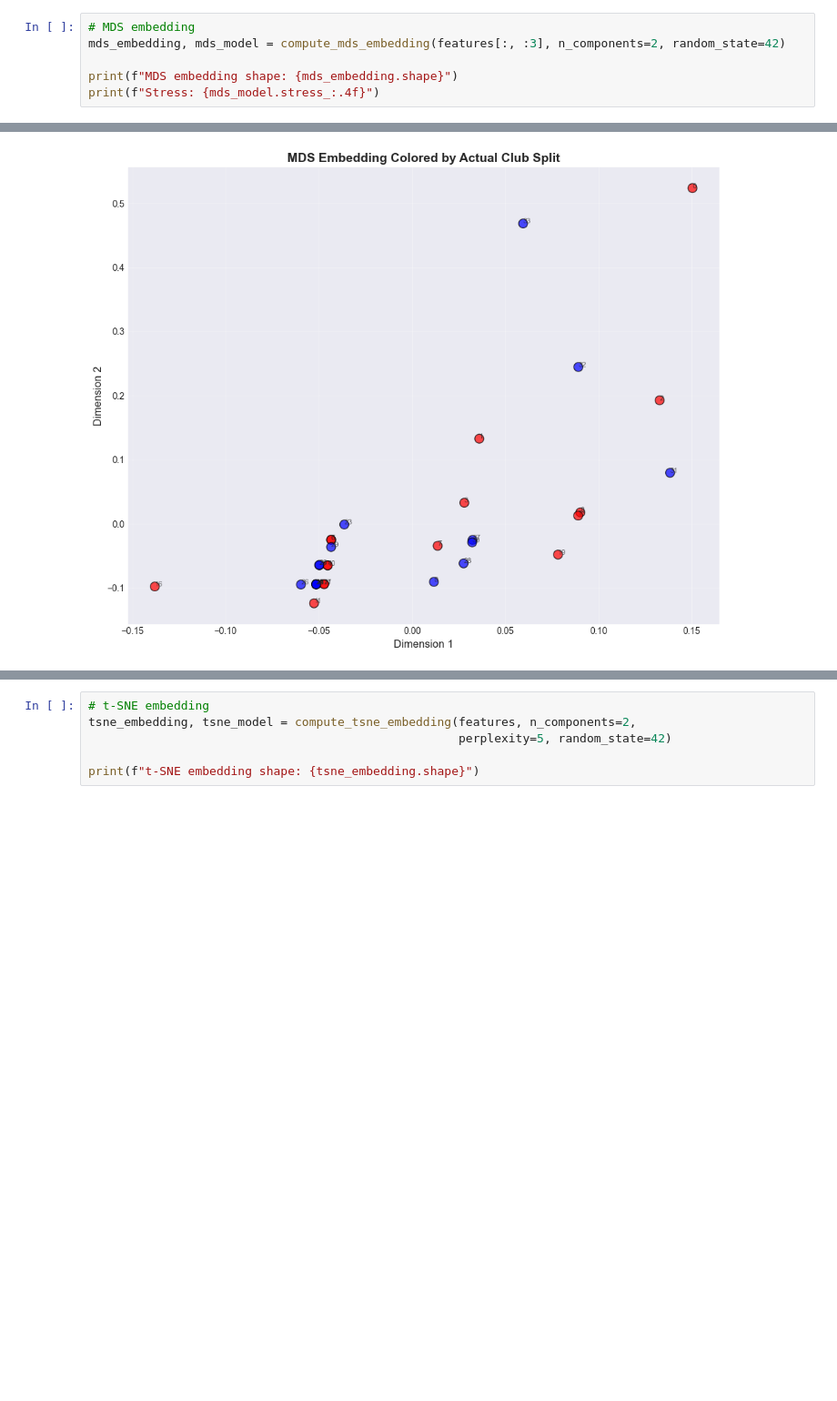
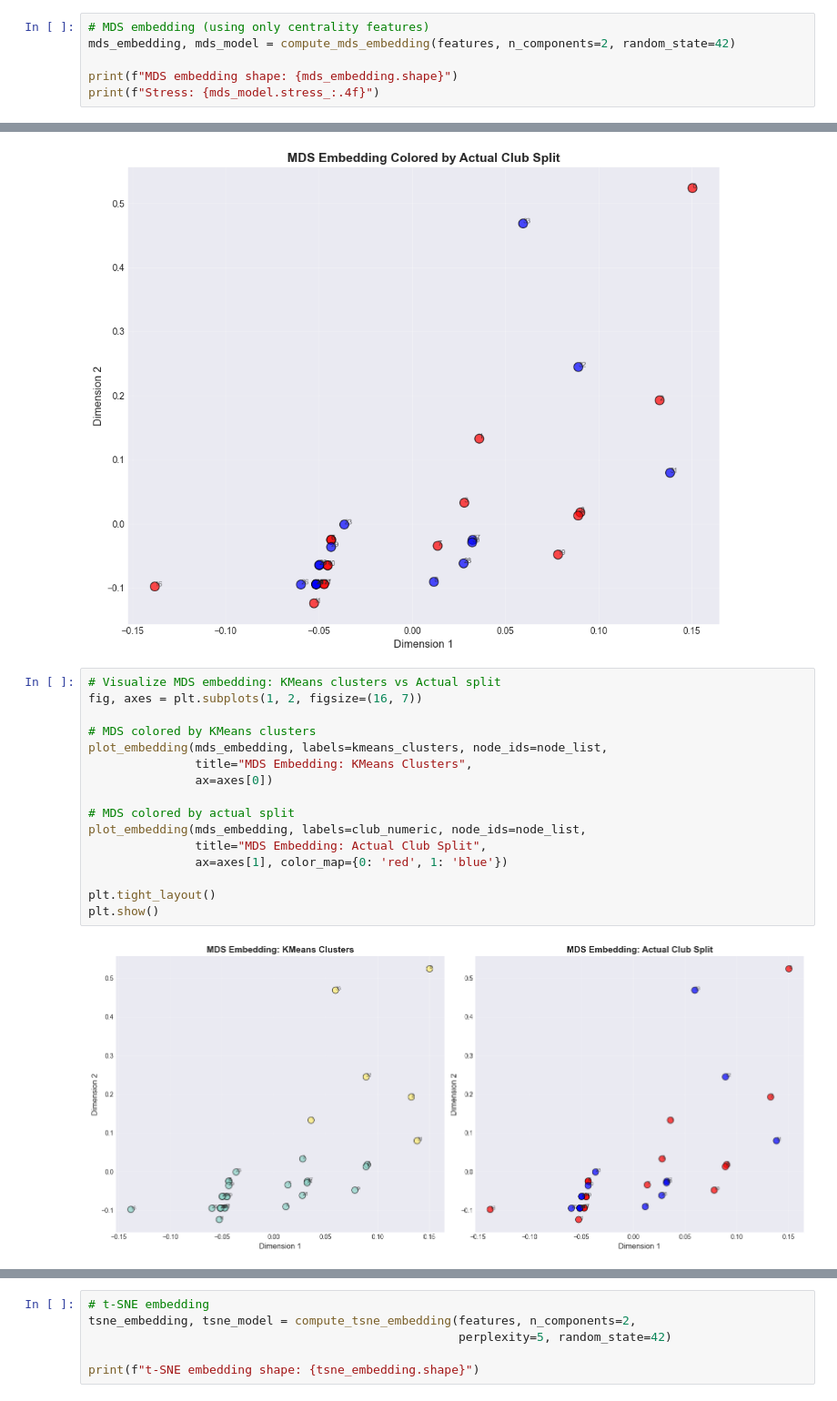
Before and after one commit to DZIMDZEM/social_media_analysis, a Jupyter notebook: notebooks/project_analysis.ipynb, the cells around one changed output, grey strips where cells are left out. Shown at 91% size. Cells and saved outputs as stored; diff of their text form; blank space fills up the shorter version.

```diff
--- a/notebooks/project_analysis.ipynb
+++ b/notebooks/project_analysis.ipynb
@@ -432,8 +441,8 @@ plt.show()
 
 We use MDS and t-SNE to visualize nodes in 2D space based on their structural features.
 # %%
-# MDS embedding
-mds_embedding, mds_model = compute_mds_embedding(features[:, :3], n_components=2, random_state=42)
+# MDS embedding (using only centrality features)
+mds_embedding, mds_model = compute_mds_embedding(features, n_components=2, random_state=42)
 
 print(f"MDS embedding shape: {mds_embedding.shape}")
 print(f"Stress: {mds_model.stress_:.4f}")
@@ -448,6 +457,24 @@ fig, ax = plot_embedding(mds_embedding, labels=club_numeric, node_ids=node_list,
 plt.show()
 # %% [output]
 [figure]
+# %%
+# Visualize MDS embedding: KMeans clusters vs Actual split
+fig, axes = plt.subplots(1, 2, figsize=(16, 7))
+
+# MDS colored by KMeans clusters
+plot_embedding(mds_embedding, labels=kmeans_clusters, node_ids=node_list,
+               title="MDS Embedding: KMeans Clusters",
+               ax=axes[0])
+
+# MDS colored by actual split
+plot_embedding(mds_embedding, labels=club_numeric, node_ids=node_list,
+               title="MDS Embedding: Actual Club Split",
+               ax=axes[1], color_map={0: 'red', 1: 'blue'})
+
+plt.tight_layout()
+plt.show()
+# %% [output]
+[figure, added]
 # %%
 # Visualize MDS embedding colored by Louvain communities
 fig, ax = plot_embedding(mds_embedding, labels=louvain_partition, node_ids=node_list,
```
Also changed, not shown: parts of 15 cells of this notebook, 4 other files.
